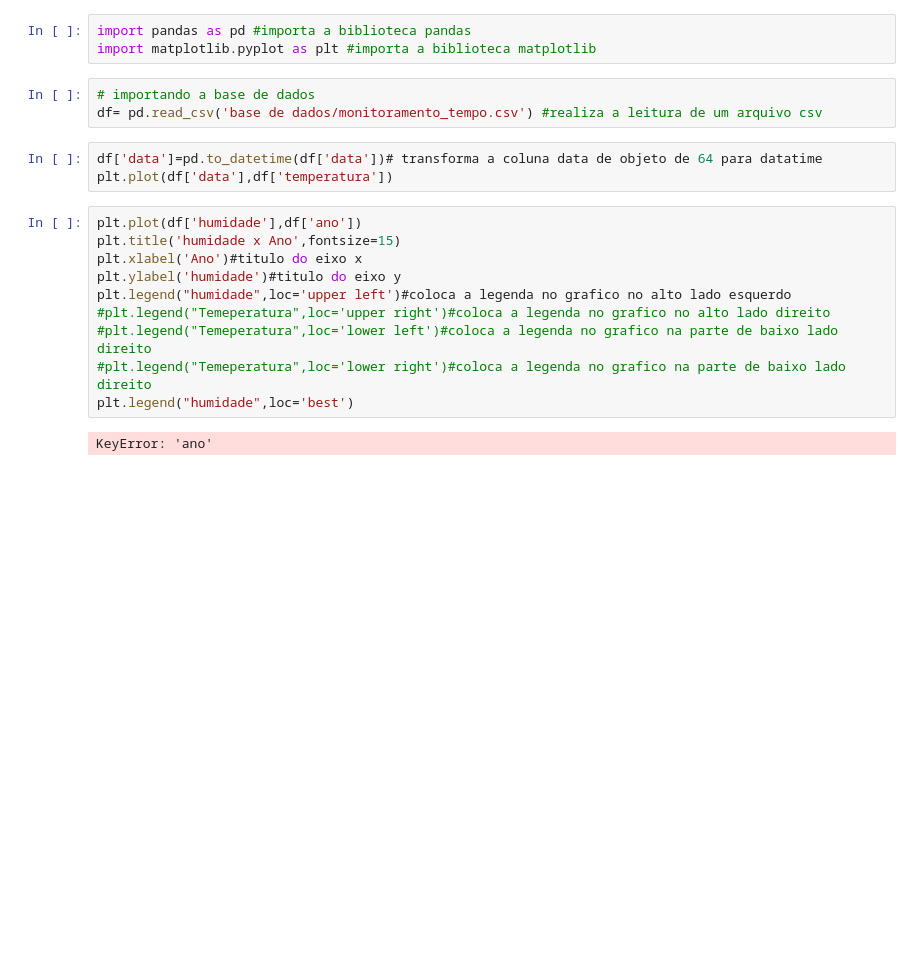
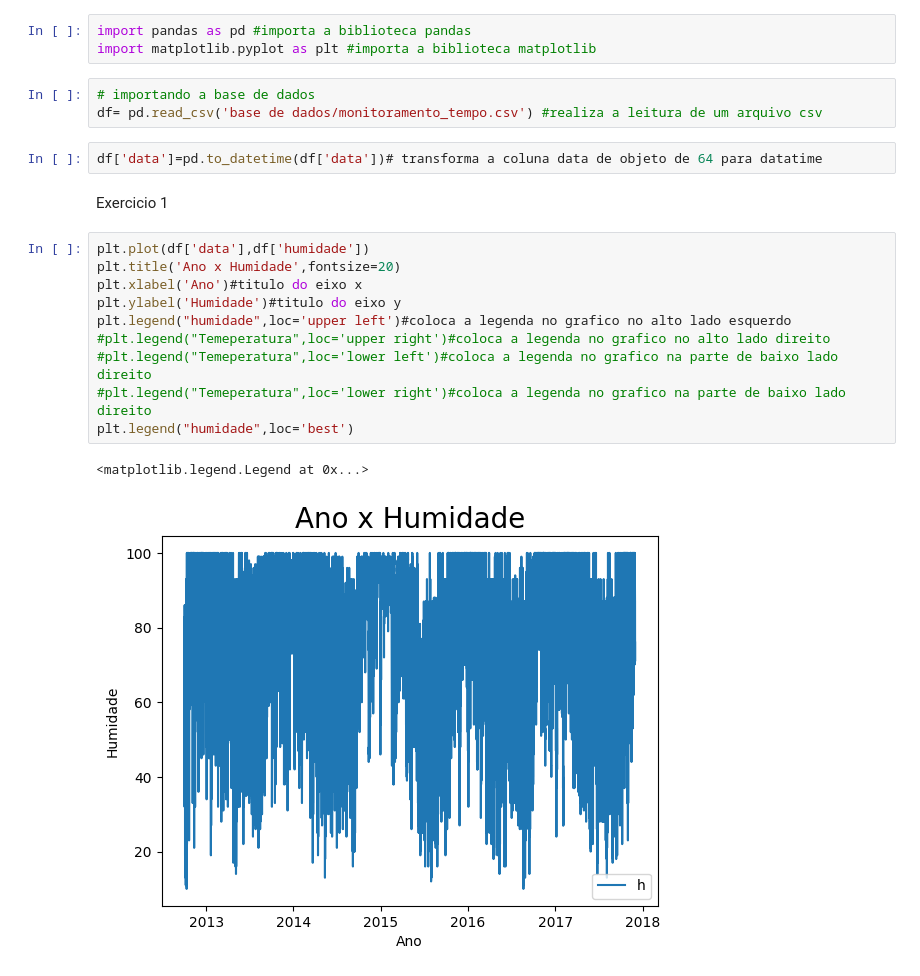
Before and after one commit to RSVictor/Codigos_IABD2024, a Jupyter notebook: Aula 03/exercicios.ipynb, the cells around one changed output. Saved outputs shown, nothing was run; the diff lists cells and outputs as text; blank space fills up the shorter version.

```diff
--- a/Aula 03/exercicios.ipynb
+++ b/Aula 03/exercicios.ipynb
@@ -6,16 +6,18 @@ import matplotlib.pyplot as plt #importa a biblioteca matplotlib
 df= pd.read_csv('base de dados/monitoramento_tempo.csv') #realiza a leitura de um arquivo csv
 # %%
 df['data']=pd.to_datetime(df['data'])# transforma a coluna data de objeto de 64 para datatime
-plt.plot(df['data'],df['temperatura'])
+# %% [markdown]
+Exercicio 1
 # %%
-plt.plot(df['humidade'],df['ano'])
-plt.title('humidade x Ano',fontsize=15)
+plt.plot(df['data'],df['humidade'])
+plt.title('Ano x Humidade',fontsize=20)
 plt.xlabel('Ano')#titulo do eixo x
-plt.ylabel('humidade')#titulo do eixo y
+plt.ylabel('Humidade')#titulo do eixo y
 plt.legend("humidade",loc='upper left')#coloca a legenda no grafico no alto lado esquerdo
 #plt.legend("Temeperatura",loc='upper right')#coloca a legenda no grafico no alto lado direito
 #plt.legend("Temeperatura",loc='lower left')#coloca a legenda no grafico na parte de baixo lado direito
 #plt.legend("Temeperatura",loc='lower right')#coloca a legenda no grafico na parte de baixo lado direito
 plt.legend("humidade",loc='best')
 # %% [output]
-KeyError: 'ano'
+<matplotlib.legend.Legend at 0x...>
+[figure, added]
```
Also changed, not shown: parts of 2 cells of this notebook, 1 other file.
